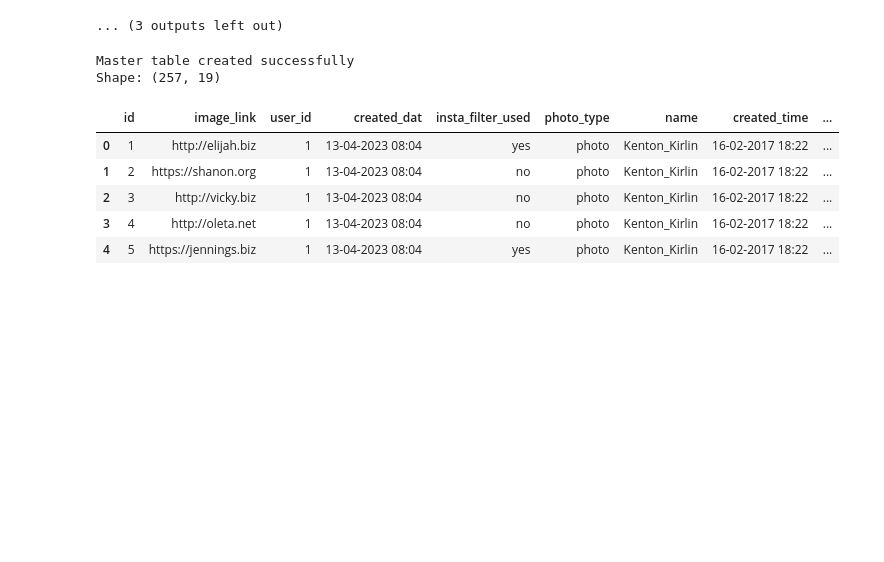
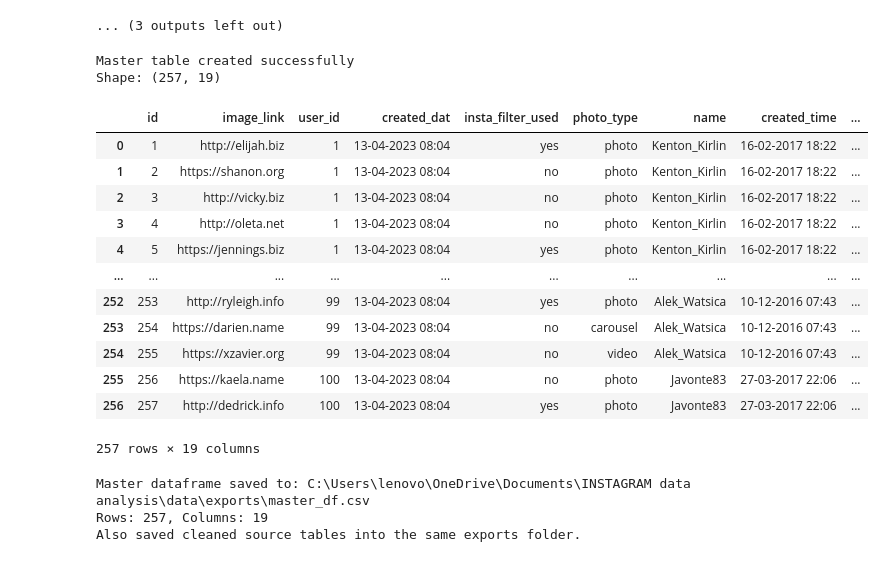
Before and after one commit to adithyan-sys/INSTAGRAM-DATA-ANALYSIS, a Jupyter notebook: code/analysis.ipynb, the cells around one changed output. Cells and saved outputs as stored; diff of their text form; code cells hidden in the pictures; blank space fills up the shorter version.

Commit message:
add new analysis and csv updates

```diff
--- a/code/analysis.ipynb
+++ b/code/analysis.ipynb
@@ -227,31 +227,69 @@ if 'photo_id' in comments.columns:
 
 # 4) Add follower/following metrics from follows for user-level analysis
 if {'follower', 'followee'}.issubset(follows.columns):
     followers_received = follows.groupby('followee').size().reset_index(name='followers_received')
     following_count = follows.groupby('follower').size().reset_index(name='following_count')
     master_df = master_df.merge(followers_received, left_on='user_id', right_on='followee', how='left')
     master_df = master_df.merge(following_count, left_on='user_id', right_on='follower', how='left')
     master_df = master_df.drop(columns=['followee', 'follower'], errors='ignore')
 
 # Safe defaults for numeric columns
 for col_name in ['hashtag_count', 'total_likes', 'total_comments', 'followers_received', 'following_count']:
     if col_name not in master_df.columns:
         master_df[col_name] = 0
     master_df[col_name] = master_df[col_name].fillna(0).astype(int)
 
 # 5) Create analysis-ready metrics
 master_df['total_engagement'] = master_df['total_likes'] + master_df['total_comments']
 master_df['engagement_per_follower'] = master_df['total_engagement'] / master_df['followers_received'].replace(0, np.nan)
 
 print('Master table created successfully')
 print('Shape:', master_df.shape)
-display(master_df.head())
+display(master_df.head(257))
 # %% [output]
 Master table created successfully
 Shape: (257, 19)
 |  | id | image_link | user_id | created_dat | insta_filter_used | photo_type | name | created_time | ... |
 | 0 | 1 | http://elijah.biz | 1 | 13-04-2023 08:04 | yes | photo | Kenton_Kirlin | 16-02-2017 18:22 | ... |
 | 1 | 2 | https://shanon.org | 1 | 13-04-2023 08:04 | no | photo | Kenton_Kirlin | 16-02-2017 18:22 | ... |
 | 2 | 3 | http://vicky.biz | 1 | 13-04-2023 08:04 | no | photo | Kenton_Kirlin | 16-02-2017 18:22 | ... |
 | 3 | 4 | http://oleta.net | 1 | 13-04-2023 08:04 | no | photo | Kenton_Kirlin | 16-02-2017 18:22 | ... |
 | 4 | 5 | https://jennings.biz | 1 | 13-04-2023 08:04 | yes | photo | Kenton_Kirlin | 16-02-2017 18:22 | ... |
+| ... | ... | ... | ... | ... | ... | ... | ... | ... | ... |
+| 252 | 253 | http://ryleigh.info | 99 | 13-04-2023 08:04 | yes | photo | Alek_Watsica | 10-12-2016 07:43 | ... |
+| 253 | 254 | https://darien.name | 99 | 13-04-2023 08:04 | no | carousel | Alek_Watsica | 10-12-2016 07:43 | ... |
+| 254 | 255 | https://xzavier.org | 99 | 13-04-2023 08:04 | no | video | Alek_Watsica | 10-12-2016 07:43 | ... |
+| 255 | 256 | https://kaela.name | 100 | 13-04-2023 08:04 | no | photo | Javonte83 | 27-03-2017 22:06 | ... |
+| 256 | 257 | http://dedrick.info | 100 | 13-04-2023 08:04 | yes | photo | Javonte83 | 27-03-2017 22:06 | ... |
+257 rows × 19 columns
+# %%
+from pathlib import Path
+
+# Export the analysis-ready master table to CSV
+output_dir = Path('../data/exports')
+output_dir.mkdir(parents=True, exist_ok=True)
+
+master_csv_path = output_dir / 'master_df.csv'
+master_df.to_csv(master_csv_path, index=False)
+
+print(f'Master dataframe saved to: {master_csv_path.resolve()}')
+print(f'Rows: {master_df.shape[0]}, Columns: {master_df.shape[1]}')
+
+## Optional source tables too if you want them as separate CSVs  ##
+# =======================================================================
+# photos.to_csv(output_dir / 'photos_clean.csv', index=False)
+# comments.to_csv(output_dir / 'comments_clean.csv', index=False)
+# likes.to_csv(output_dir / 'likes_clean.csv', index=False)
+# follows.to_csv(output_dir / 'follows_clean.csv', index=False)
+# photo_tags.to_csv(output_dir / 'photo_tags_clean.csv', index=False)
+# tags.to_csv(output_dir / 'tags_clean.csv', index=False)
+# users.to_csv(output_dir / 'users_clean.csv', index=False)
+# ===========================================================================
+
+
+master_df.to_csv(output_dir / 'master_df.csv', index=False)
+print('Also saved cleaned source tables into the same exports folder.')
+# %% [output]
+Master dataframe saved to: C:\Users\lenovo\OneDrive\Documents\INSTAGRAM data analysis\data\exports\master_df.csv
+Rows: 257, Columns: 19
+Also saved cleaned source tables into the same exports folder.
```
Also changed, not shown: 1 other file.
